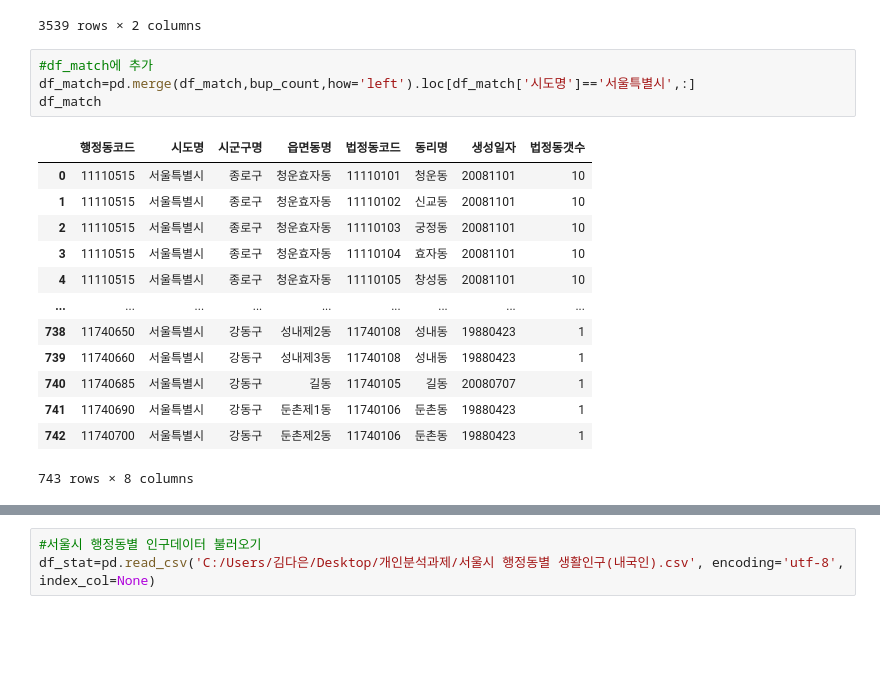
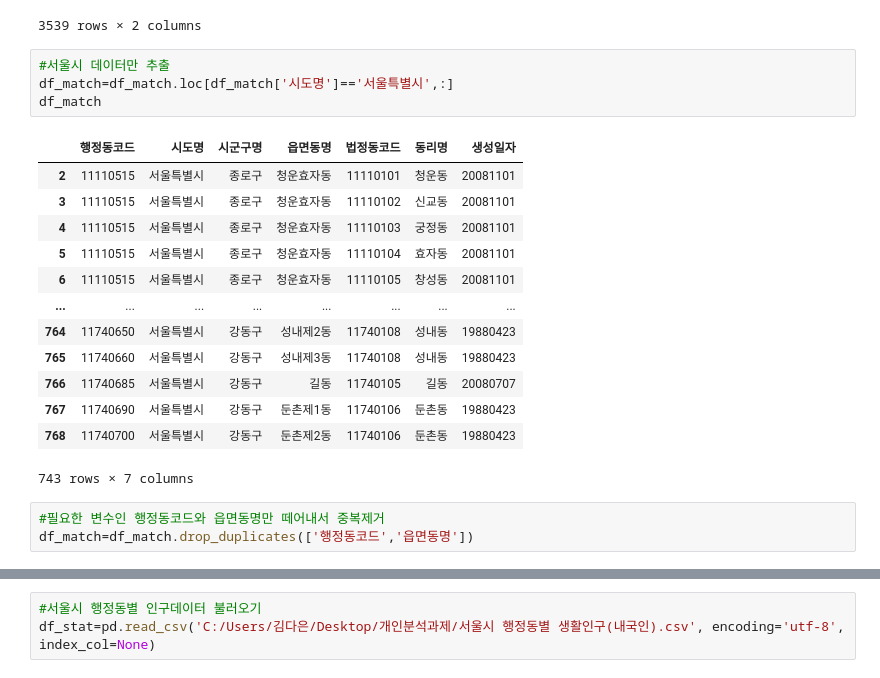
Before and after one commit to Dadaeunkim/accident_ana, a Jupyter notebook: 이륜차교통사고.ipynb, the cells around one changed output, grey strips where cells are left out. Saved outputs shown, nothing was run; the diff lists cells and outputs as text; blank space fills up the shorter version.

```diff
--- a/이륜차교통사고.ipynb
+++ b/이륜차교통사고.ipynb
@@ -285,20 +303,23 @@ bup_count
 | 3538 | 50130620 | 3 |
 3539 rows × 2 columns
 # %%
-#df_match에 추가
-df_match=pd.merge(df_match,bup_count,how='left').loc[df_match['시도명']=='서울특별시',:]
+#서울시 데이터만 추출
+df_match=df_match.loc[df_match['시도명']=='서울특별시',:]
 df_match
 # %% [output]
-|  | 행정동코드 | 시도명 | 시군구명 | 읍면동명 | 법정동코드 | 동리명 | 생성일자 | 법정동갯수 |
-| 0 | 11110515 | 서울특별시 | 종로구 | 청운효자동 | 11110101 | 청운동 | 20081101 | 10 |
-| 1 | 11110515 | 서울특별시 | 종로구 | 청운효자동 | 11110102 | 신교동 | 20081101 | 10 |
-| 2 | 11110515 | 서울특별시 | 종로구 | 청운효자동 | 11110103 | 궁정동 | 20081101 | 10 |
-| 3 | 11110515 | 서울특별시 | 종로구 | 청운효자동 | 11110104 | 효자동 | 20081101 | 10 |
-| 4 | 11110515 | 서울특별시 | 종로구 | 청운효자동 | 11110105 | 창성동 | 20081101 | 10 |
-| ... | ... | ... | ... | ... | ... | ... | ... | ... |
-| 738 | 11740650 | 서울특별시 | 강동구 | 성내제2동 | 11740108 | 성내동 | 19880423 | 1 |
-| 739 | 11740660 | 서울특별시 | 강동구 | 성내제3동 | 11740108 | 성내동 | 19880423 | 1 |
-| 740 | 11740685 | 서울특별시 | 강동구 | 길동 | 11740105 | 길동 | 20080707 | 1 |
-| 741 | 11740690 | 서울특별시 | 강동구 | 둔촌제1동 | 11740106 | 둔촌동 | 19880423 | 1 |
-| 742 | 11740700 | 서울특별시 | 강동구 | 둔촌제2동 | 11740106 | 둔촌동 | 19880423 | 1 |
+|  | 행정동코드 | 시도명 | 시군구명 | 읍면동명 | 법정동코드 | 동리명 | 생성일자 |
+| 2 | 11110515 | 서울특별시 | 종로구 | 청운효자동 | 11110101 | 청운동 | 20081101 |
+| 3 | 11110515 | 서울특별시 | 종로구 | 청운효자동 | 11110102 | 신교동 | 20081101 |
+| 4 | 11110515 | 서울특별시 | 종로구 | 청운효자동 | 11110103 | 궁정동 | 20081101 |
+| 5 | 11110515 | 서울특별시 | 종로구 | 청운효자동 | 11110104 | 효자동 | 20081101 |
+| 6 | 11110515 | 서울특별시 | 종로구 | 청운효자동 | 11110105 | 창성동 | 20081101 |
+| ... | ... | ... | ... | ... | ... | ... | ... |
+| 764 | 11740650 | 서울특별시 | 강동구 | 성내제2동 | 11740108 | 성내동 | 19880423 |
+| 765 | 11740660 | 서울특별시 | 강동구 | 성내제3동 | 11740108 | 성내동 | 19880423 |
+| 766 | 11740685 | 서울특별시 | 강동구 | 길동 | 11740105 | 길동 | 20080707 |
+| 767 | 11740690 | 서울특별시 | 강동구 | 둔촌제1동 | 11740106 | 둔촌동 | 19880423 |
+| 768 | 11740700 | 서울특별시 | 강동구 | 둔촌제2동 | 11740106 | 둔촌동 | 19880423 |
-743 rows × 8 columns
+743 rows × 7 columns
+# %%
+#필요한 변수인 행정동코드와 읍면동명만 떼어내서 중복제거
+df_match=df_match.drop_duplicates(['행정동코드','읍면동명'])
```
Also changed, not shown: parts of 34 cells of this notebook, 2 other files.
